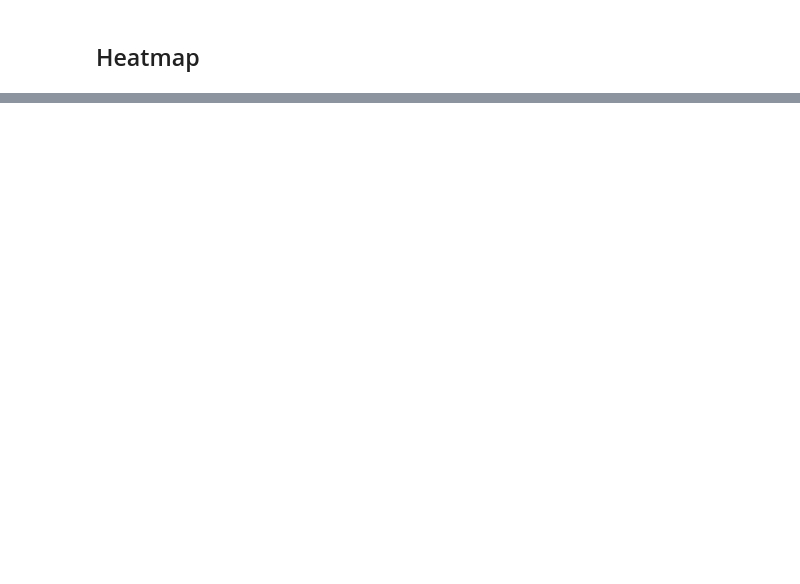
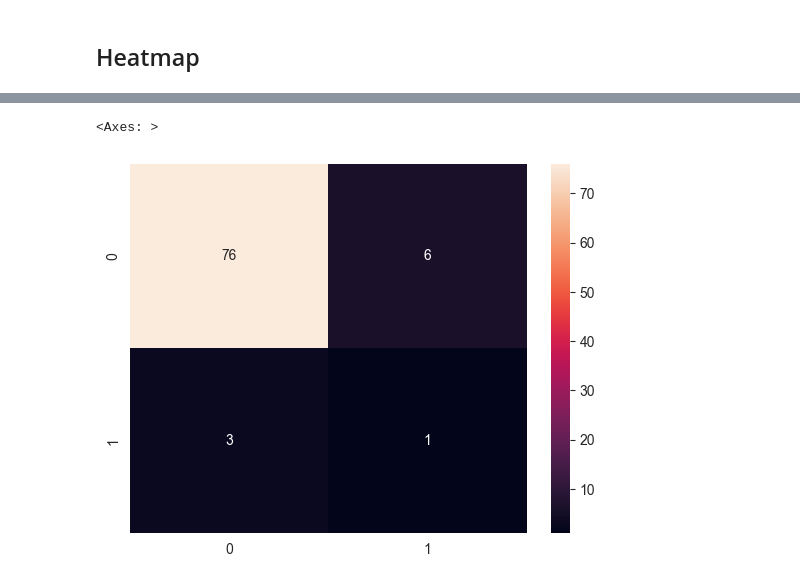
Before and after one commit to Vamonosraza/cancerRisk, a Jupyter notebook: cleaning.ipynb, the cells around one changed output, grey strips where cells are left out. Drawn from its saved outputs; the diff is of its cells as text; code cells hidden in the pictures; blank space fills up the shorter version.

```diff
--- a/cleaning.ipynb
+++ b/cleaning.ipynb
@@ -58,0 +87,5 @@ TypeError: too many positional arguments
+# %%
+from sklearn.preprocessing import StandardScaler
+scaler = StandardScaler()
+X = scaler.fit_transform(X)
+X
@@ -58,0 +107,5 @@ TypeError: too many positional arguments
+# %%
+from sklearn.model_selection import train_test_split
+
+X_train, X_test, y_train, y_test = train_test_split(X, y, test_size=0.2, random_state=42)
+X_test, X_val, y_test, y_val = train_test_split(X_test, y_test, test_size=0.5, random_state=42)
@@ -58,0 +114,6 @@ TypeError: too many positional arguments
+# %%
+import xgboost as xgb
+model = xgb.XGBClassifier(learning_rate=.1, max_depth=5, n_estimators=10)
+model.fit(X_train, y_train)
+results = model.score(X_train, y_train)
+results
@@ -58,0 +140,6 @@ TypeError: too many positional arguments
+# %%
+cm = confusion_matrix(y_pred, y_test)
+sns.heatmap(cm, annot=True)
+# %% [output]
+<Axes: >
+[figure, added]
```
Also changed, not shown: parts of 13 cells of this notebook.
